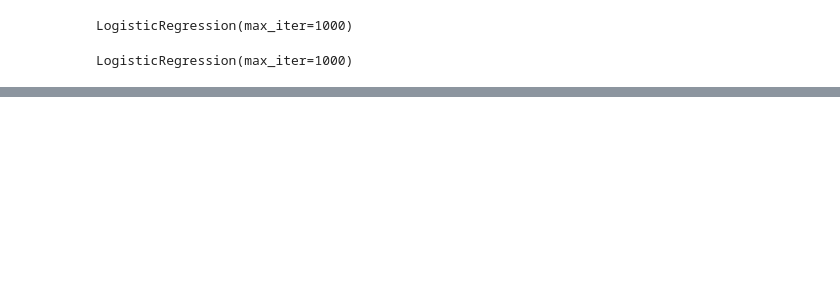
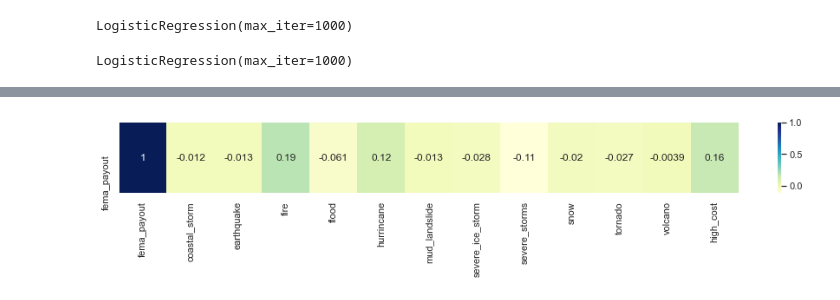
Before and after one commit to spicuzzi2010/Natural-Disaster-Analysis, a Jupyter notebook: ml/cost_logistic_regression.ipynb, the cells around one changed output, grey strips where cells are left out. Cells and saved outputs as stored; diff of their text form; code cells hidden in the pictures; blank space fills up the shorter version.

```diff
--- a/ml/cost_logistic_regression.ipynb
+++ b/ml/cost_logistic_regression.ipynb
@@ -75,0 +175,7 @@ pd.DataFrame({"Prediction": predictions, "Actual": y_test}).reset_index(drop=Tru
+# %%
+# Correlation with only target variables -- in this case its the AVG PRICE
+sns.set(rc={'figure.figsize':(16,1.5)})
+sns.heatmap(pd.DataFrame(pd.DataFrame(incidentCost.corr()).fema_payout).T,annot=True, cmap='YlGnBu')
+plt.show()
+# %% [output]
+[figure, added]
```
Also changed, not shown: parts of 23 cells of this notebook, 11 other files.
